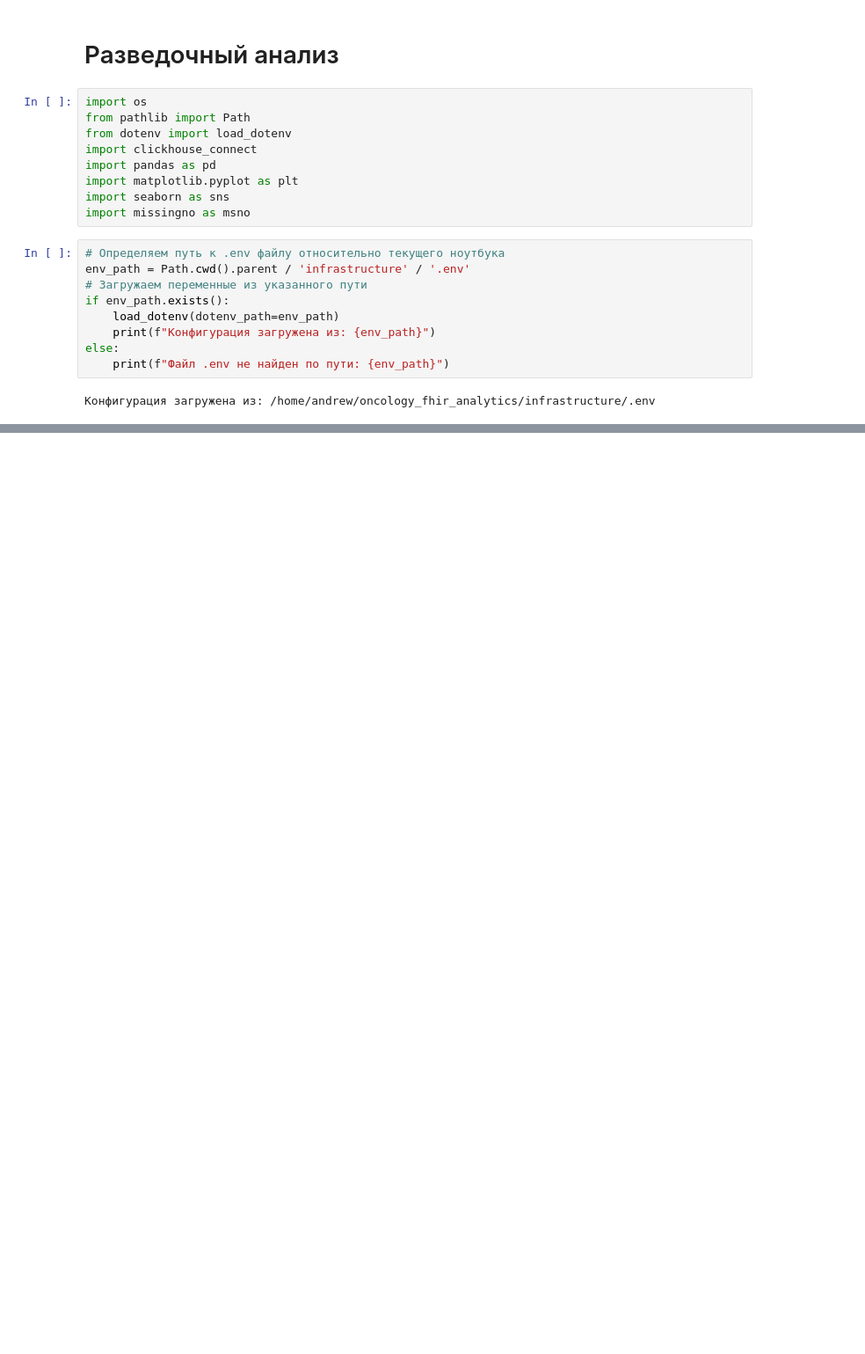
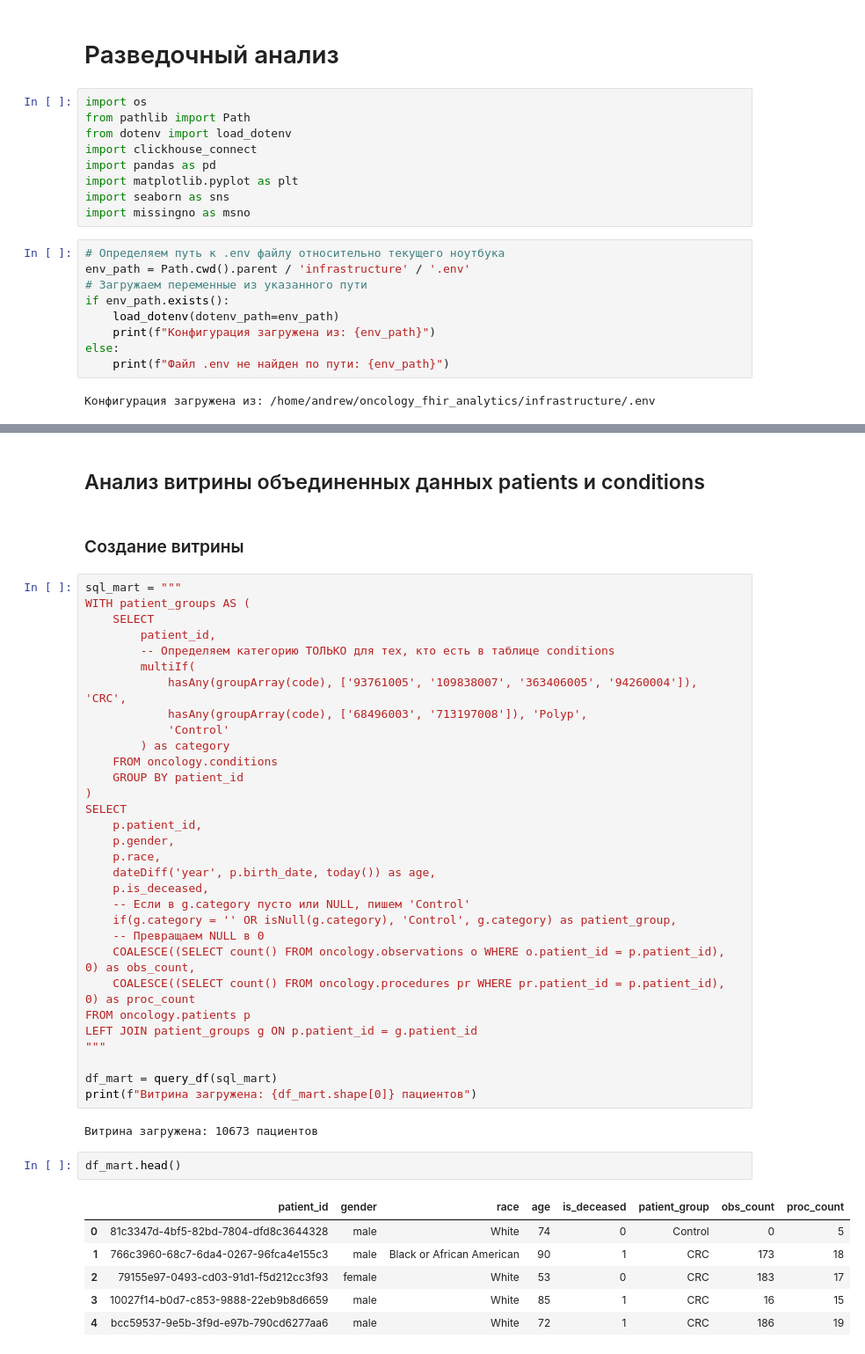
Before and after one commit to BalshowAndrew/oncology_fhir_analytics, a Jupyter notebook: notebooks/01_eda_clickhouse.ipynb, the cells around one changed output, grey strips where cells are left out. Shown at 88% size. Cells and saved outputs as stored; diff of their text form; blank space fills up the shorter version.

```diff
--- a/notebooks/01_eda_clickhouse.ipynb
+++ b/notebooks/01_eda_clickhouse.ipynb
@@ -98,0 +110,46 @@ df.describe()
+# %% [markdown]
+## Анализ витрины объединенных данных patients и conditions
+# %% [markdown]
+### Создание витрины
+# %%
+sql_mart = """
+WITH patient_groups AS (
+    SELECT
+        patient_id,
+        -- Определяем категорию ТОЛЬКО для тех, кто есть в таблице conditions
+        multiIf(
+            hasAny(groupArray(code), ['93761005', '109838007', '363406005', '94260004']), 'CRC',
+            hasAny(groupArray(code), ['68496003', '713197008']), 'Polyp',
+            'Control'
+        ) as category
+    FROM oncology.conditions
+    GROUP BY patient_id
+)
+SELECT
+    p.patient_id,
+    p.gender,
+    p.race,
+    dateDiff('year', p.birth_date, today()) as age,
+    p.is_deceased,
+    -- Если в g.category пусто или NULL, пишем 'Control'
+    if(g.category = '' OR isNull(g.category), 'Control', g.category) as patient_group,
+    -- Превращаем NULL в 0
+    COALESCE((SELECT count() FROM oncology.observations o WHERE o.patient_id = p.patient_id), 0) as obs_count,
+    COALESCE((SELECT count() FROM oncology.procedures pr WHERE pr.patient_id = p.patient_id), 0) as proc_count
+FROM oncology.patients p
+LEFT JOIN patient_groups g ON p.patient_id = g.patient_id
+"""
+
+df_mart = query_df(sql_mart)
+print(f"Витрина загружена: {df_mart.shape[0]} пациентов")
+# %% [output]
+Витрина загружена: 10673 пациентов
+# %%
+df_mart.head()
+# %% [output]
+|  | patient_id | gender | race | age | is_deceased | patient_group | obs_count | proc_count |
+| 0 | 81c3347d-4bf5-82bd-7804-dfd8c3644328 | male | White | 74 | 0 | Control | 0 | 5 |
+| 1 | 766c3960-68c7-6da4-0267-96fca4e155c3 | male | Black or African American | 90 | 1 | CRC | 173 | 18 |
+| 2 | 79155e97-0493-cd03-91d1-f5d212cc3f93 | female | White | 53 | 0 | CRC | 183 | 17 |
+| 3 | 10027f14-b0d7-c853-9888-22eb9b8d6659 | male | White | 85 | 1 | CRC | 16 | 15 |
+| 4 | bcc59537-9e5b-3f9d-e97b-790cd6277aa6 | male | White | 72 | 1 | CRC | 186 | 19 |
```
Also changed, not shown: parts of 16 cells of this notebook.
